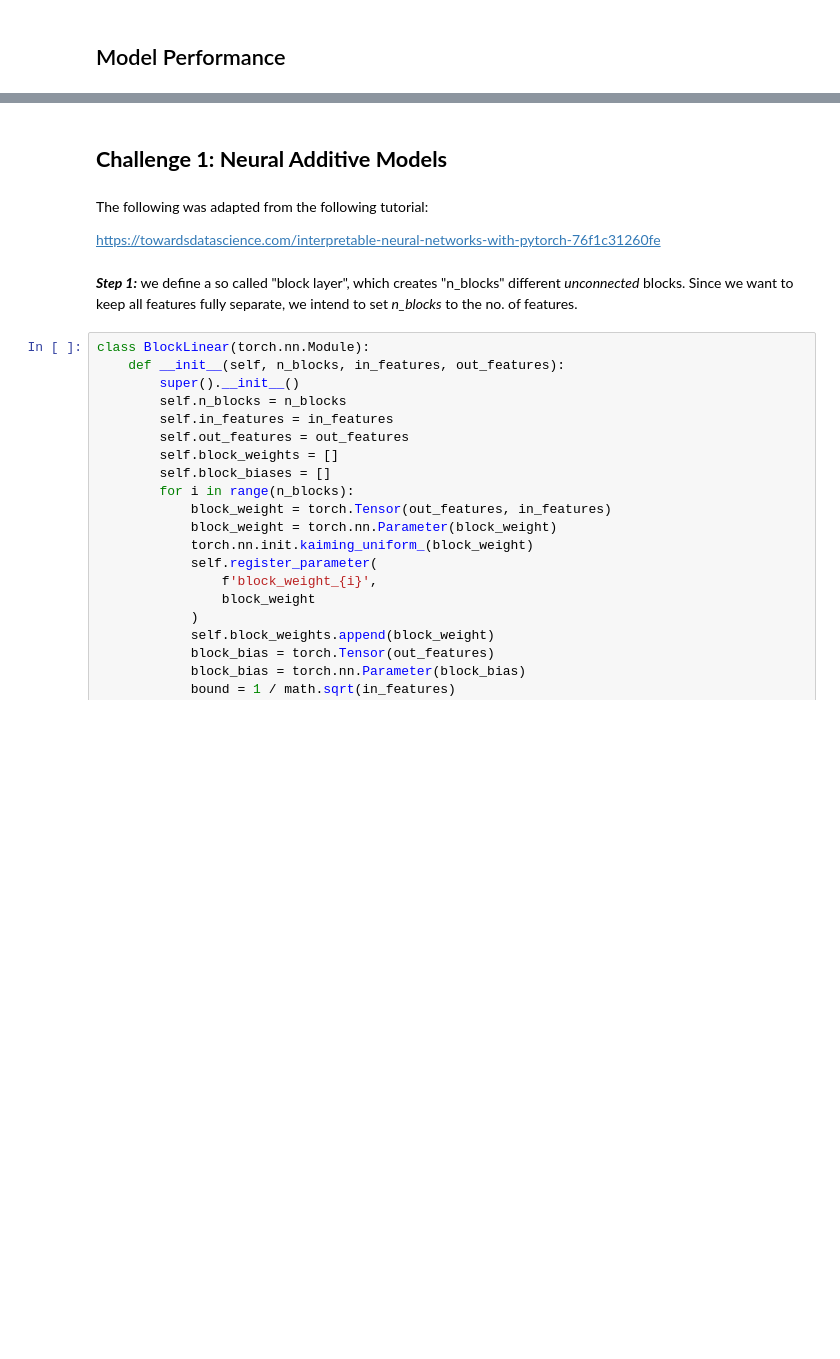
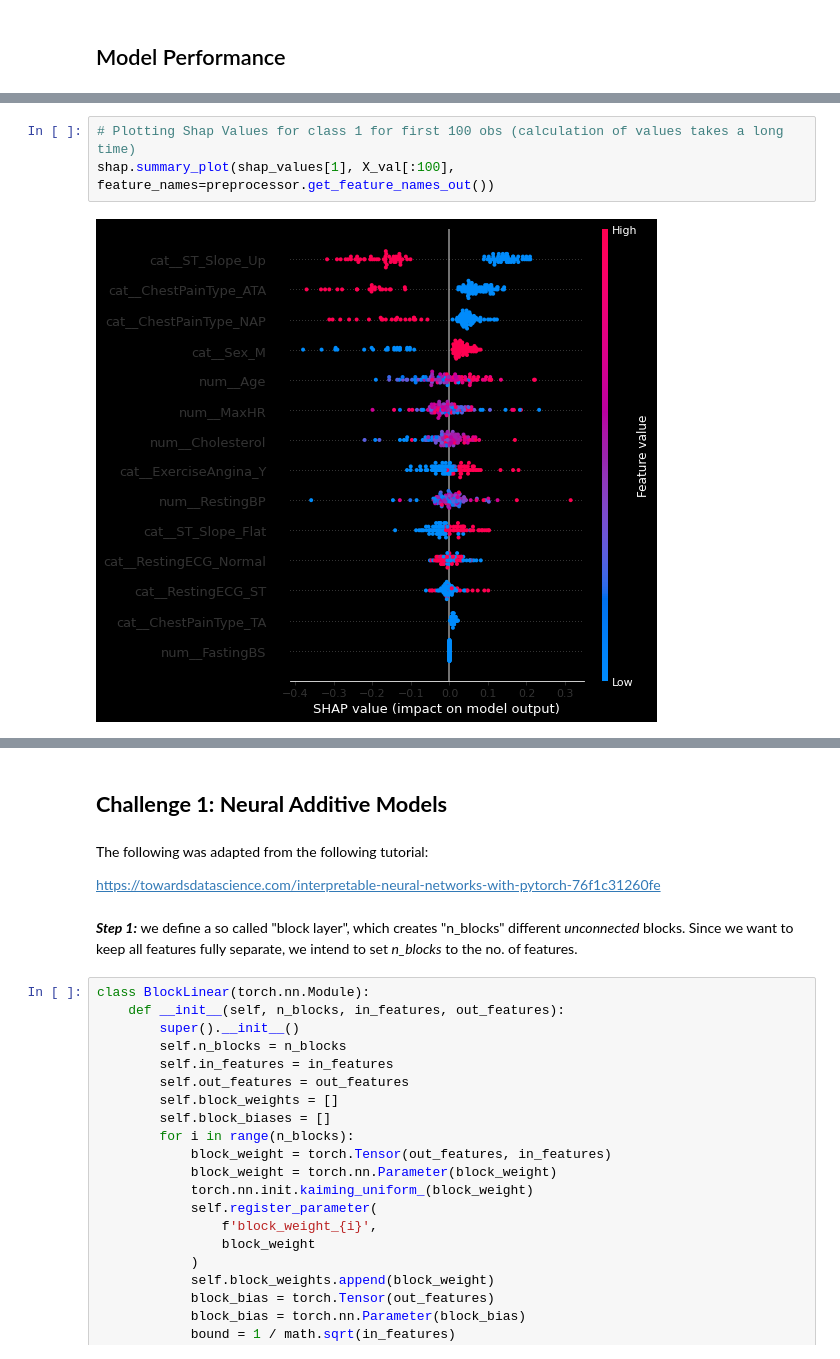
Before and after one commit to nmamie/ML4H_Project1, a Jupyter notebook: ML4H_Project1_Task1_Nici.ipynb, the cells around one changed output, grey strips where cells are left out. Drawn from its saved outputs; the diff is of its cells as text; blank space fills up the shorter version.

```diff
--- a/ML4H_Project1_Task1_Nici.ipynb
+++ b/ML4H_Project1_Task1_Nici.ipynb
@@ -666,0 +856,5 @@ Text(0, 0.5, 'True Positive Rate')
+# %%
+# Plotting Shap Values for class 1 for first 100 obs (calculation of values takes a long time)
+shap.summary_plot(shap_values[1], X_val[:100], feature_names=preprocessor.get_feature_names_out())
+# %% [output]
+[figure, added]
```
Also changed, not shown: parts of 34 cells of this notebook.
